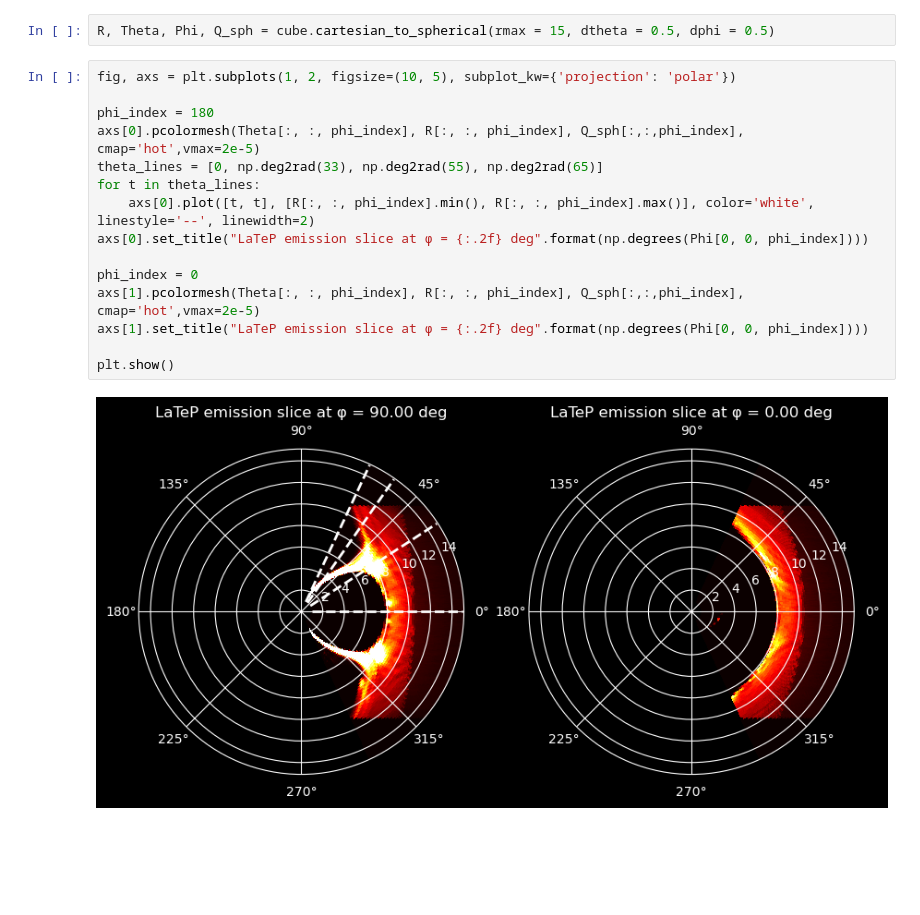
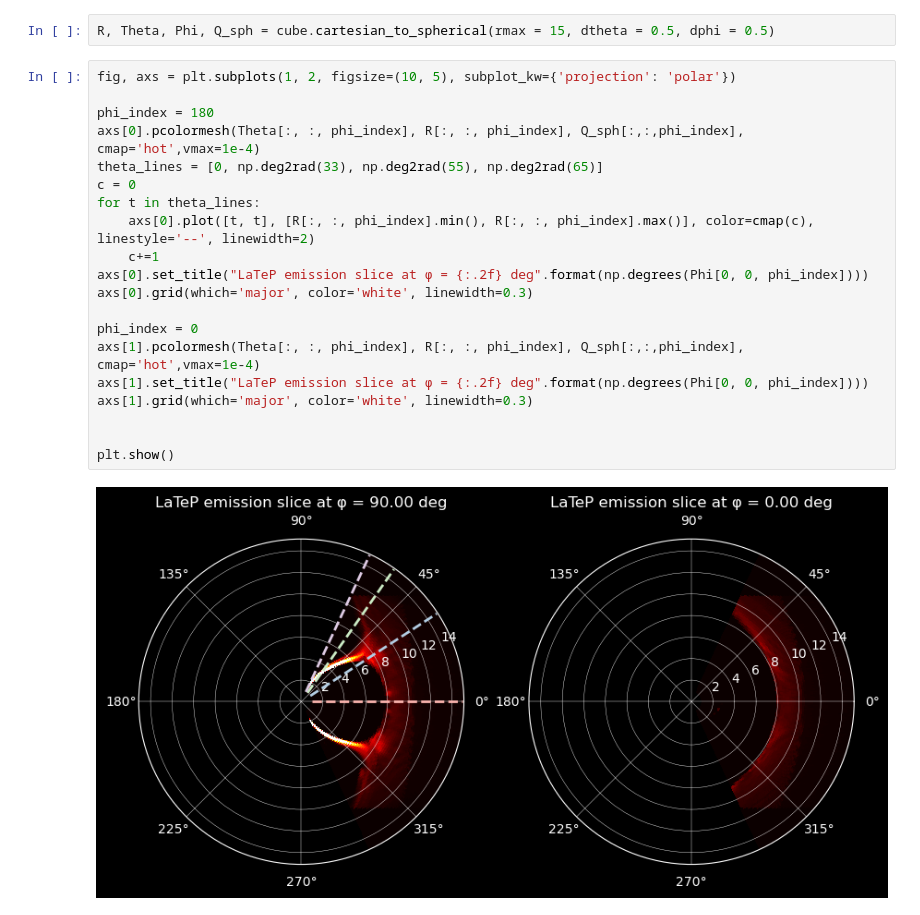
Before and after one commit to notanobis/SMILE-TFA, a Jupyter notebook: TangentHypothesis.ipynb, the cells around one changed output. Drawn from its saved outputs; the diff is of its cells as text; blank space fills up the shorter version.

```diff
--- a/TangentHypothesis.ipynb
+++ b/TangentHypothesis.ipynb
@@ -129,17 +133,22 @@ R, Theta, Phi, Q_sph = cube.cartesian_to_spherical(rmax = 15, dtheta = 0.5, dphi
 # %%
 fig, axs = plt.subplots(1, 2, figsize=(10, 5), subplot_kw={'projection': 'polar'})
 
 phi_index = 180
-axs[0].pcolormesh(Theta[:, :, phi_index], R[:, :, phi_index], Q_sph[:,:,phi_index], cmap='hot',vmax=2e-5)
+axs[0].pcolormesh(Theta[:, :, phi_index], R[:, :, phi_index], Q_sph[:,:,phi_index], cmap='hot',vmax=1e-4)
 theta_lines = [0, np.deg2rad(33), np.deg2rad(55), np.deg2rad(65)]
+c = 0
 for t in theta_lines:
-    axs[0].plot([t, t], [R[:, :, phi_index].min(), R[:, :, phi_index].max()], color='white', linestyle='--', linewidth=2)
+    axs[0].plot([t, t], [R[:, :, phi_index].min(), R[:, :, phi_index].max()], color=cmap(c), linestyle='--', linewidth=2)
+    c+=1
 axs[0].set_title("LaTeP emission slice at φ = {:.2f} deg".format(np.degrees(Phi[0, 0, phi_index])))
+axs[0].grid(which='major', color='white', linewidth=0.3)
 
 phi_index = 0
-axs[1].pcolormesh(Theta[:, :, phi_index], R[:, :, phi_index], Q_sph[:,:,phi_index], cmap='hot',vmax=2e-5)
+axs[1].pcolormesh(Theta[:, :, phi_index], R[:, :, phi_index], Q_sph[:,:,phi_index], cmap='hot',vmax=1e-4)
 axs[1].set_title("LaTeP emission slice at φ = {:.2f} deg".format(np.degrees(Phi[0, 0, phi_index])))
+axs[1].grid(which='major', color='white', linewidth=0.3)
+
 
 plt.show()
 # %% [output]
-[figure, old version]
+[figure, new version]
```
Also changed, not shown: parts of 5 cells of this notebook, 4 other files.
